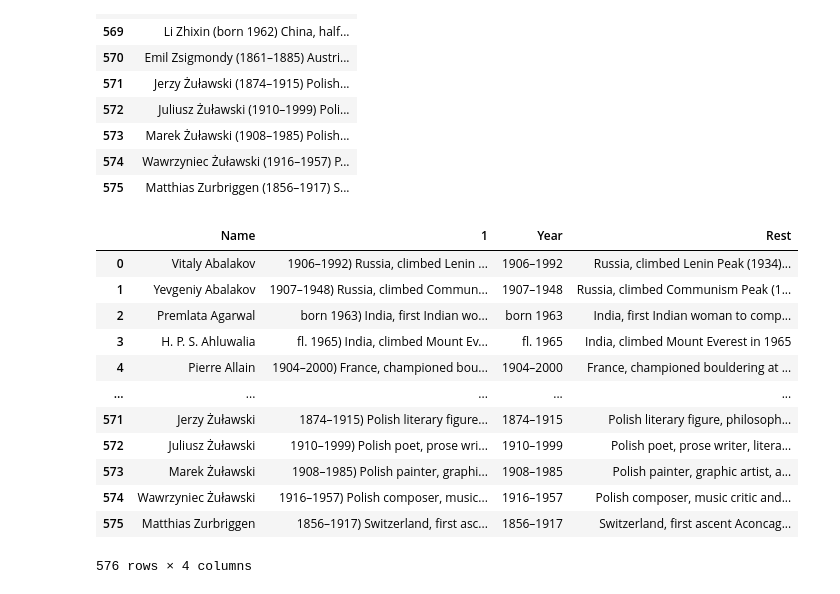
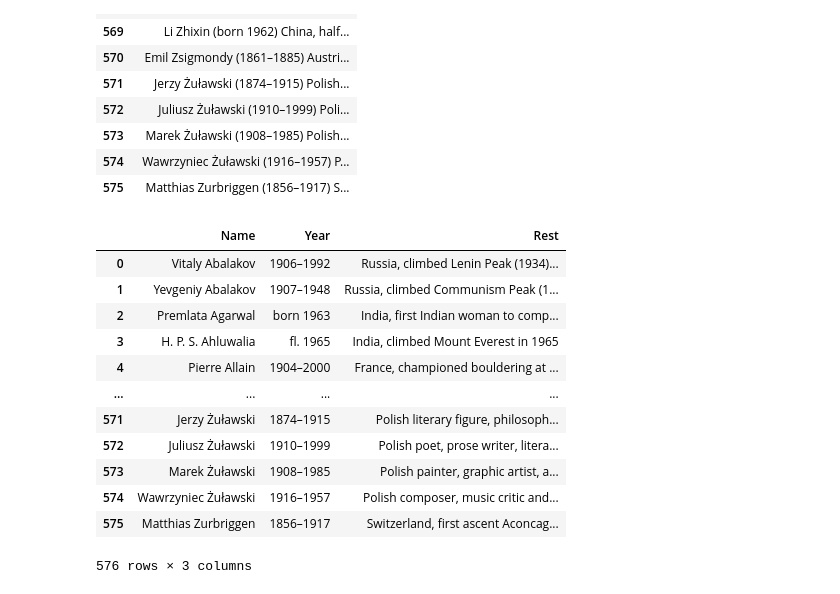
Before and after one commit to dmnkfr/mountaineers, a Jupyter notebook: mountaineers_wiki.ipynb, the cells around one changed output. Cells and saved outputs as stored; diff of their text form; code cells hidden in the pictures.

```diff
--- a/mountaineers_wiki.ipynb
+++ b/mountaineers_wiki.ipynb
@@ -73,18 +75,19 @@ df = df[0].str.split("(",n=1,expand=True)
 df = df.rename(columns={0: "Name"})
 # %%
 df[["Year","Rest"]] = df[1].str.split(")",n=1,expand=True)
-df.drop
+df = df.drop(1,axis=1)
+df
 # %% [output]
-|  | Name | 1 | Year | Rest |
-| 0 | Vitaly Abalakov | 1906–1992) Russia, climbed Lenin ... | 1906–1992 | Russia, climbed Lenin Peak (1934)... |
-| 1 | Yevgeniy Abalakov | 1907–1948) Russia, climbed Commun... | 1907–1948 | Russia, climbed Communism Peak (1... |
-| 2 | Premlata Agarwal | born 1963) India, first Indian wo... | born 1963 | India, first Indian woman to comp... |
-| 3 | H. P. S. Ahluwalia | fl. 1965) India, climbed Mount Ev... | fl. 1965 | India, climbed Mount Everest in 1965 |
-| 4 | Pierre Allain | 1904–2000) France, championed bou... | 1904–2000 | France, championed bouldering at ... |
-| ... | ... | ... | ... | ... |
-| 571 | Jerzy Żuławski | 1874–1915) Polish literary figure... | 1874–1915 | Polish literary figure, philosoph... |
-| 572 | Juliusz Żuławski | 1910–1999) Polish poet, prose wri... | 1910–1999 | Polish poet, prose writer, litera... |
-| 573 | Marek Żuławski | 1908–1985) Polish painter, graphi... | 1908–1985 | Polish painter, graphic artist, a... |
-| 574 | Wawrzyniec Żuławski | 1916–1957) Polish composer, music... | 1916–1957 | Polish composer, music critic and... |
-| 575 | Matthias Zurbriggen | 1856–1917) Switzerland, first asc... | 1856–1917 | Switzerland, first ascent Aconcag... |
+|  | Name | Year | Rest |
+| 0 | Vitaly Abalakov | 1906–1992 | Russia, climbed Lenin Peak (1934)... |
+| 1 | Yevgeniy Abalakov | 1907–1948 | Russia, climbed Communism Peak (1... |
+| 2 | Premlata Agarwal | born 1963 | India, first Indian woman to comp... |
+| 3 | H. P. S. Ahluwalia | fl. 1965 | India, climbed Mount Everest in 1965 |
+| 4 | Pierre Allain | 1904–2000 | France, championed bouldering at ... |
+| ... | ... | ... | ... |
+| 571 | Jerzy Żuławski | 1874–1915 | Polish literary figure, philosoph... |
+| 572 | Juliusz Żuławski | 1910–1999 | Polish poet, prose writer, litera... |
+| 573 | Marek Żuławski | 1908–1985 | Polish painter, graphic artist, a... |
+| 574 | Wawrzyniec Żuławski | 1916–1957 | Polish composer, music critic and... |
+| 575 | Matthias Zurbriggen | 1856–1917 | Switzerland, first ascent Aconcag... |
-576 rows × 4 columns
+576 rows × 3 columns
```
Also changed, not shown: parts of 12 cells of this notebook.
